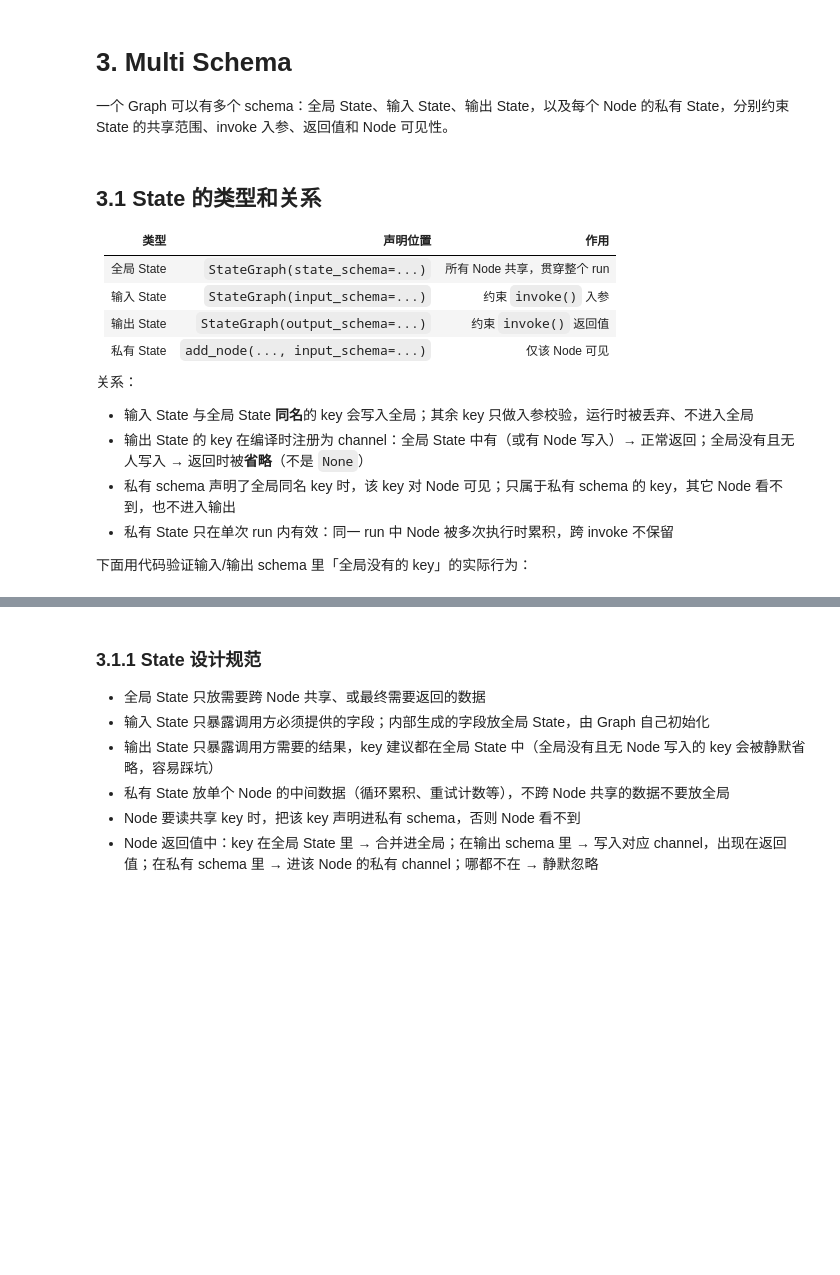
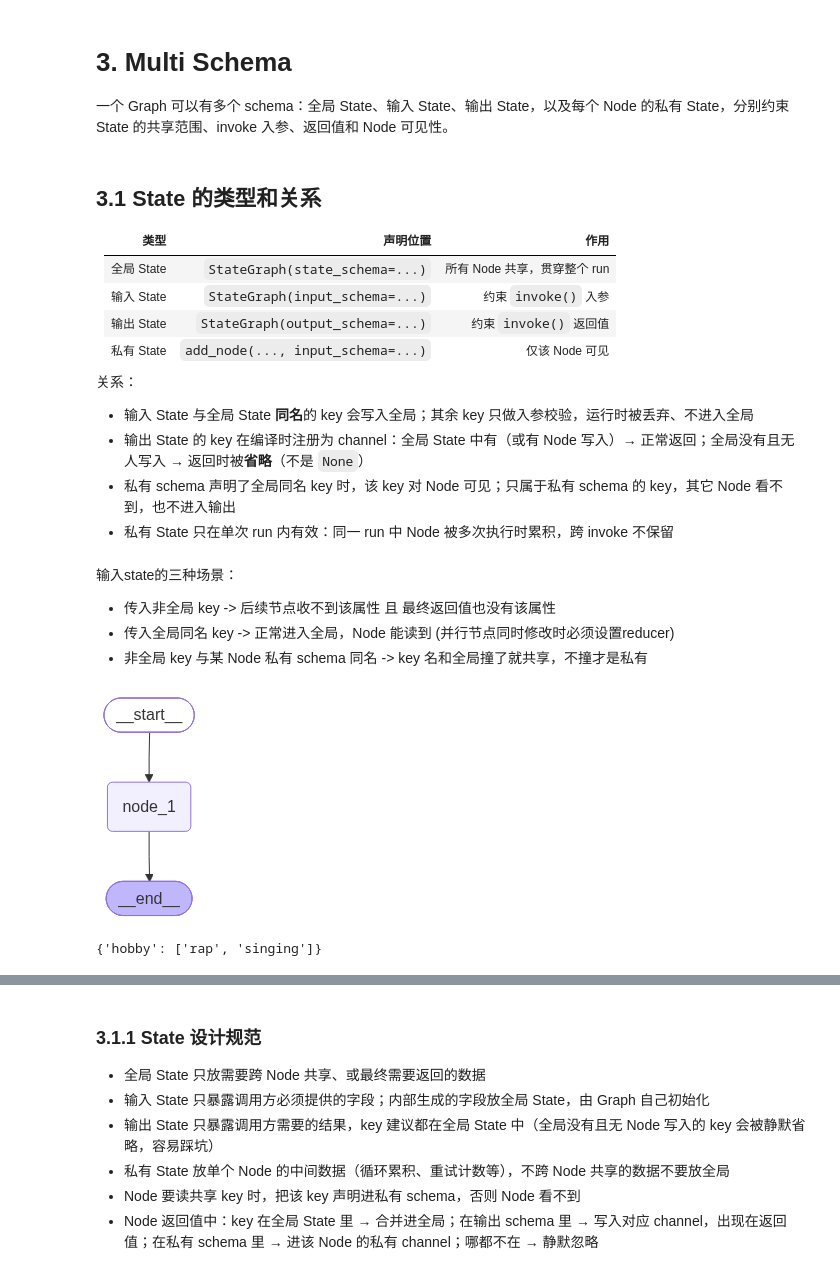
Before and after one commit to aihaipeng/LangGraph-Notebook, a Jupyter notebook: LangGraph/2_State管理.ipynb, the cells around one changed output, grey strips where cells are left out. Cells and saved outputs as stored; diff of their text form; code cells hidden in the pictures; blank space fills up the shorter version.

```diff
--- a/LangGraph/2_State管理.ipynb
+++ b/LangGraph/2_State管理.ipynb
@@ -446,64 +442,42 @@ print(builder.compile().invoke({"count": 5}))
 - 输出 State 的 key 在编译时注册为 channel：全局 State 中有（或有 Node 写入）→ 正常返回；全局没有且无人写入 → 返回时被**省略**（不是 `None`）
 - 私有 schema 声明了全局同名 key 时，该 key 对 Node 可见；只属于私有 schema 的 key，其它 Node 看不到，也不进入输出
 - 私有 State 只在单次 run 内有效：同一 run 中 Node 被多次执行时累积，跨 invoke 不保留
-
-下面用代码验证输入/输出 schema 里「全局没有的 key」的实际行为：
+# %% [markdown]
+输入state的三种场景：
+- 传入非全局 key  -> 后续节点收不到该属性 且 最终返回值也没有该属性
+- 传入全局同名 key -> 正常进入全局，Node 能读到 (并行节点同时修改时必须设置reducer)
+- 非全局 key 与某 Node 私有 schema 同名  -> key 名和全局撞了就共享，不撞才是私有
 # %%
 from typing import TypedDict
-
+from operator import add
 from langgraph.graph import END, START, StateGraph
+from IPython.display import display
 
 
-class GlobalState(TypedDict):
-    a: int
+class InputState(TypedDict):
+    user: str
+    hobby: Annotated[list[str], add]
 
 
-# 输入/输出 schema 都声明了全局没有的 key
-class InputState(TypedDict):
-    a: int
-    extra: str  # 全局没有：只做入参校验，运行时被丢弃
+class OverAllState(TypedDict):
+    hobby: Annotated[list[str], add]
 
 
-class OutputState(TypedDict):
-    a: int
-    missing: str  # 全局没有：无人写入 → 返回时被省略
+def node_1(state: InputState) -> dict:
+    return {"user": "B", "hobby": ["singing"]}
 
 
-def read_a(state: GlobalState) -> dict:
-    print("Node 看到的 State:", state)
-    return {}
+builder = StateGraph(input_schema=InputState, state_schema=OverAllState)
 
+builder.add_node("node_1", node_1)
+builder.add_edge(START, "node_1")
+builder.add_edge("node_1", END)
 
-builder = StateGraph(
-    state_schema=GlobalState,
-    input_schema=InputState,
-    output_schema=OutputState,
-)
-builder.add_node("read_a", read_a)
-builder.add_edge(START, "read_a")
-builder.add_edge("read_a", END)
+graph = builder.compile()
+display(graph)
 
-result = builder.compile().invoke({"a": 1, "extra": "hello"})
-print("invoke 返回:", result)
-
-
-# Node 看到的 State: {'a': 1}    ← extra 被丢弃
-# invoke 返回: {'a': 1}          ← missing 被省略，不是 None
-
-
-# 若某个 Node 写了输出 schema 里的 key，即使全局没有，也会出现在返回值里
-def write_out(state: GlobalState) -> dict:
-    return {"missing": "written"}
-
-
-builder = StateGraph(
-    state_schema=GlobalState,
-    input_schema=InputState,
-    output_schema=OutputState,
-)
-builder.add_node("write_out", write_out)
-builder.add_edge(START, "write_out")
-builder.add_edge("write_out", END)
-
-print(builder.compile().invoke({"a": 1, "extra": "hello"}))
-# {'a': 1, 'missing': 'written'}
+result = graph.invoke({"user": "A", "hobby": ["rap"]})
+print(result)
+# %% [output]
+[figure, added]
+{'hobby': ['rap', 'singing']}
```
Also changed, not shown: parts of 9 cells of this notebook, 1 other file.
